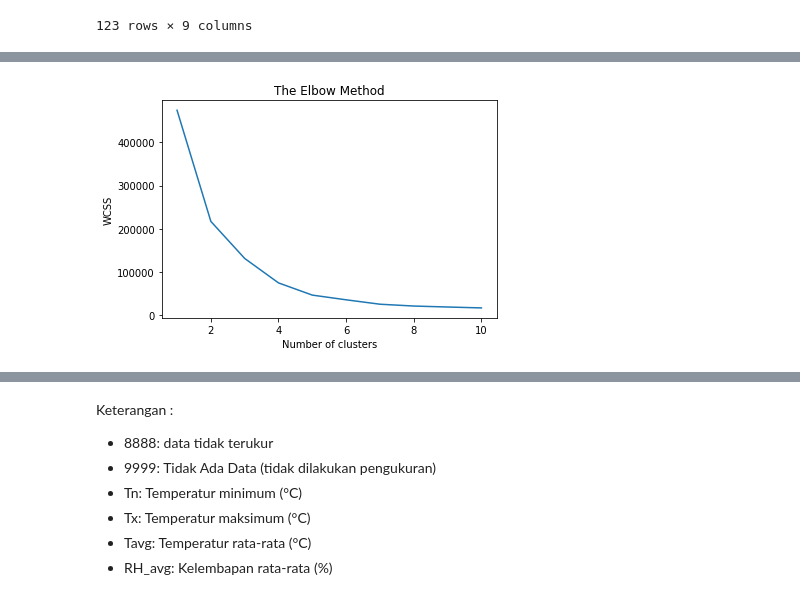
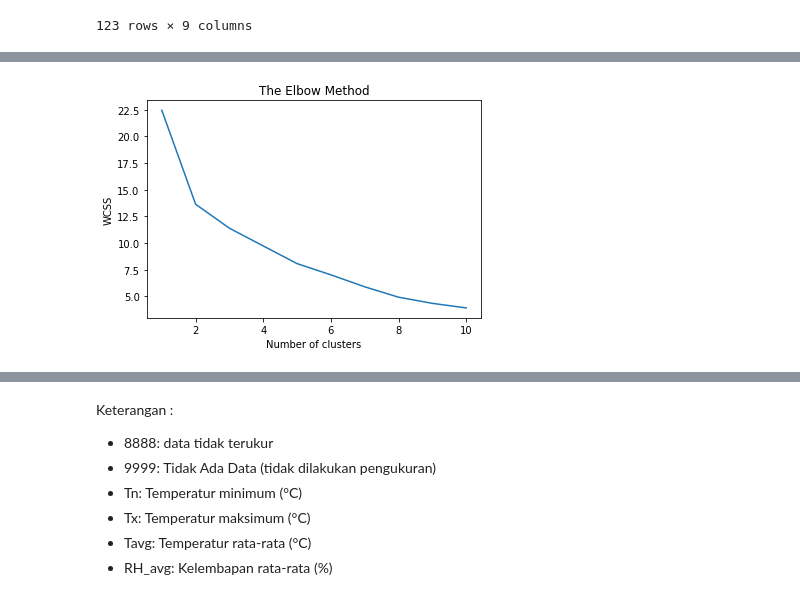
Before and after one commit to rachyharkov/cluster-extreme-climate, a Jupyter notebook: notebook.ipynb, the cells around one changed output, grey strips where cells are left out. Drawn from its saved outputs; the diff is of its cells as text; code cells hidden in the pictures.

```diff
--- a/notebook.ipynb
+++ b/notebook.ipynb
@@ -233,26 +233,31 @@ m
 # %%
 # k-means clustering
 
 from sklearn.cluster import KMeans
 
 # select feature
-X = dataset[['rr', 'tx', 'tn', 'tAvg', 'rh', 'wx']].values
+X = dataset[['rr', 'tAvg', 'rh', 'wx']].values
+
+# standardize data
+from sklearn.preprocessing import MinMaxScaler
+scaler = MinMaxScaler()
+X_scaled = scaler.fit_transform(X)
 
 # find optimal k
 wcss = []
 for i in range(1, 11):
     kmeans = KMeans(n_clusters=i, init='k-means++', random_state=42)
-    kmeans.fit(X)
+    kmeans.fit(X_scaled)
     wcss.append(kmeans.inertia_)
 
 import matplotlib.pyplot as plt
 plt.plot(range(1, 11), wcss)
 plt.title('The Elbow Method')
 plt.xlabel('Number of clusters')
 plt.ylabel('WCSS')
 plt.show()
 # %% [output]
-[figure, old version]
+[figure, new version]
 # %%
 
 # k-means clustering
```
Also changed, not shown: parts of 6 cells of this notebook.
